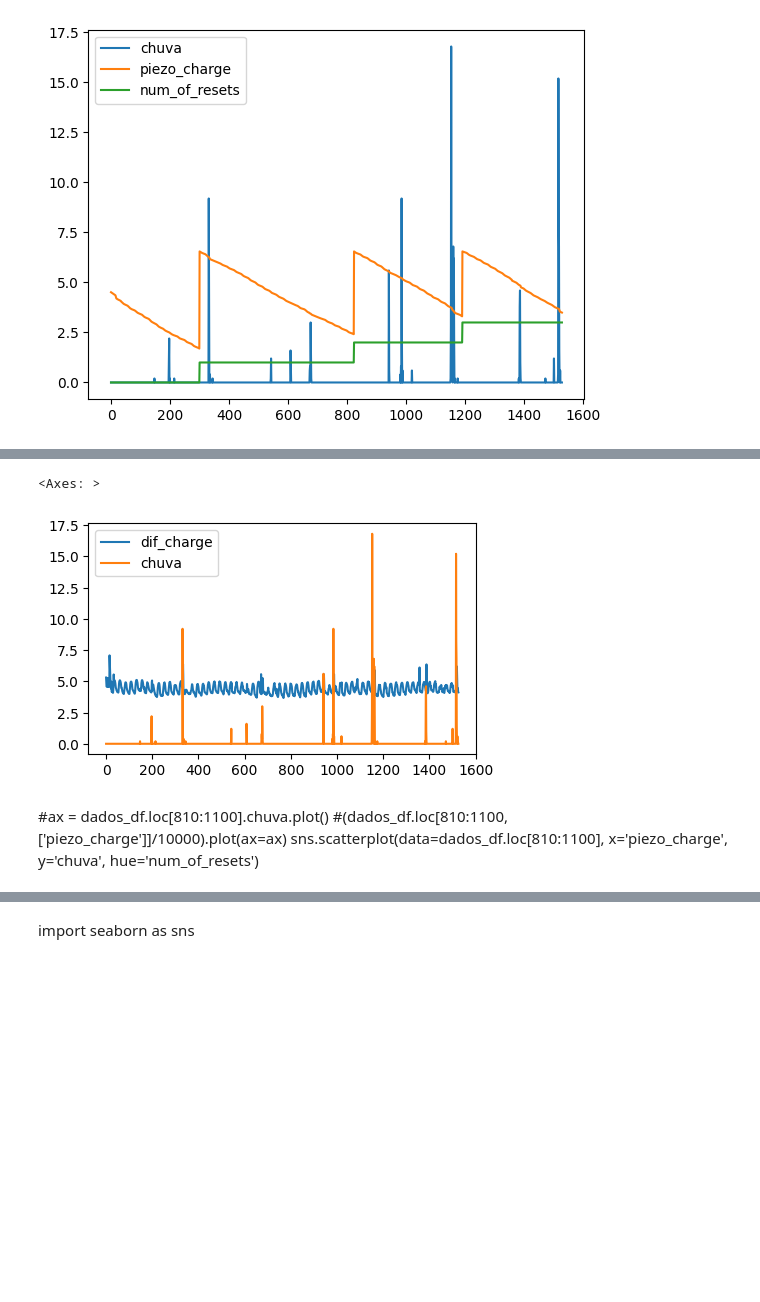
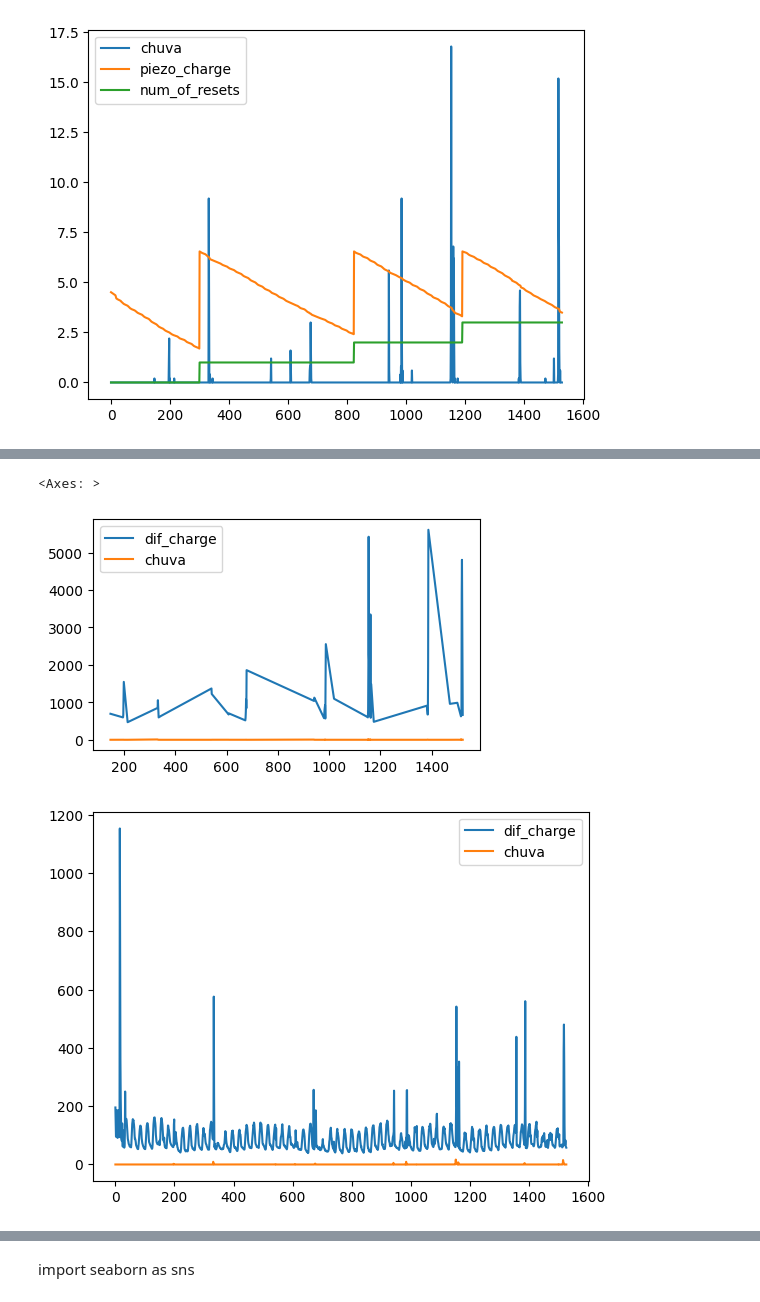
Before and after one commit to FollowingTheRabbit/Rain, a Jupyter notebook: src/analyse.ipynb, the cells around one changed output, grey strips where cells are left out. Saved outputs shown, nothing was run; the diff lists cells and outputs as text; code cells hidden in the pictures; blank space fills up the shorter version.

```diff
--- a/src/analyse.ipynb
+++ b/src/analyse.ipynb
@@ -110,10 +110,12 @@ dados_df[['num_of_resets']].plot(ax=ax2)
 [figure]
 [figure]
 # %%
-dados_df['dif_charge'] = dados_df.groupby('num_of_resets').piezo_charge.diff(-1)
-dados_df['dif_charge'] = dados_df.dif_charge.apply(np.log)
+dados_df['dif_charge'] = dados_df.groupby('num_of_resets').piezo_charge.diff(-1)#.apply(np.log)
+rms = np.sqrt(dados_df.groupby('num_of_resets').dif_charge.apply(lambda x: x**2).mean())
+#dados_df['dif_charge'] = dados_df.dif_charge.apply(np.log)
 dados_df.dropna(inplace=True)
-#dados_df['dif_charge'] = 100*dados_df['dif_charge']/dados_df['piezo_charge']
+#dados_df['dif_charge'] = (100*dados_df['dif_charge']/dados_df['piezo_charge'])#.apply(np.log).apply(np.abs)
+dados_df['dif_charge'] = (100*dados_df['dif_charge']/rms)#.apply(np.log).apply(np.abs)
 #aux = dados_df[dados_df.num_of_resets.eq(1)]
 #aux.piezo_charge.diff(-1)
 # %%
@@ -136,21 +143,13 @@ dtype: int64
 # %%
 fig, ax = plt.subplots(figsize=(5,3))
 #plt.subplot(121)
-(dados_df[['dif_charge']]).plot(ax=ax)
-#dados_df[['piezo_temperature']].plot(ax=ax)
-#dados_df[['air_temperature_100']].plot(ax=ax)
+(dados_df.loc[dados_df.chuva.gt(0),['dif_charge']]*10).plot(ax=ax)
+(dados_df.loc[dados_df.chuva.gt(0),['chuva']]).plot(ax=ax)
 
 #plt.subplot(122)
-(dados_df[['chuva']]).plot(ax=ax)
-#(dados_df[['piezo_charge']]/10000).plot(ax=ax2)
-#dados_df[['num_of_resets']].plot(ax=ax2)
-
-
-#ax = plt.hist(sensor_df.piezo_charge)
+ax2 = (dados_df[['dif_charge']]).plot()
+(dados_df[['chuva']]).plot(ax=ax2)
 # %% [output]
 <Axes: >
-[figure, old version]
+[figure, new version]
+[figure, added]
-# %% [markdown]
-#ax = dados_df.loc[810:1100].chuva.plot()
-#(dados_df.loc[810:1100,['piezo_charge']]/10000).plot(ax=ax)
-sns.scatterplot(data=dados_df.loc[810:1100], x='piezo_charge', y='chuva', hue='num_of_resets')
```
Also changed, not shown: parts of 50 cells of this notebook.
